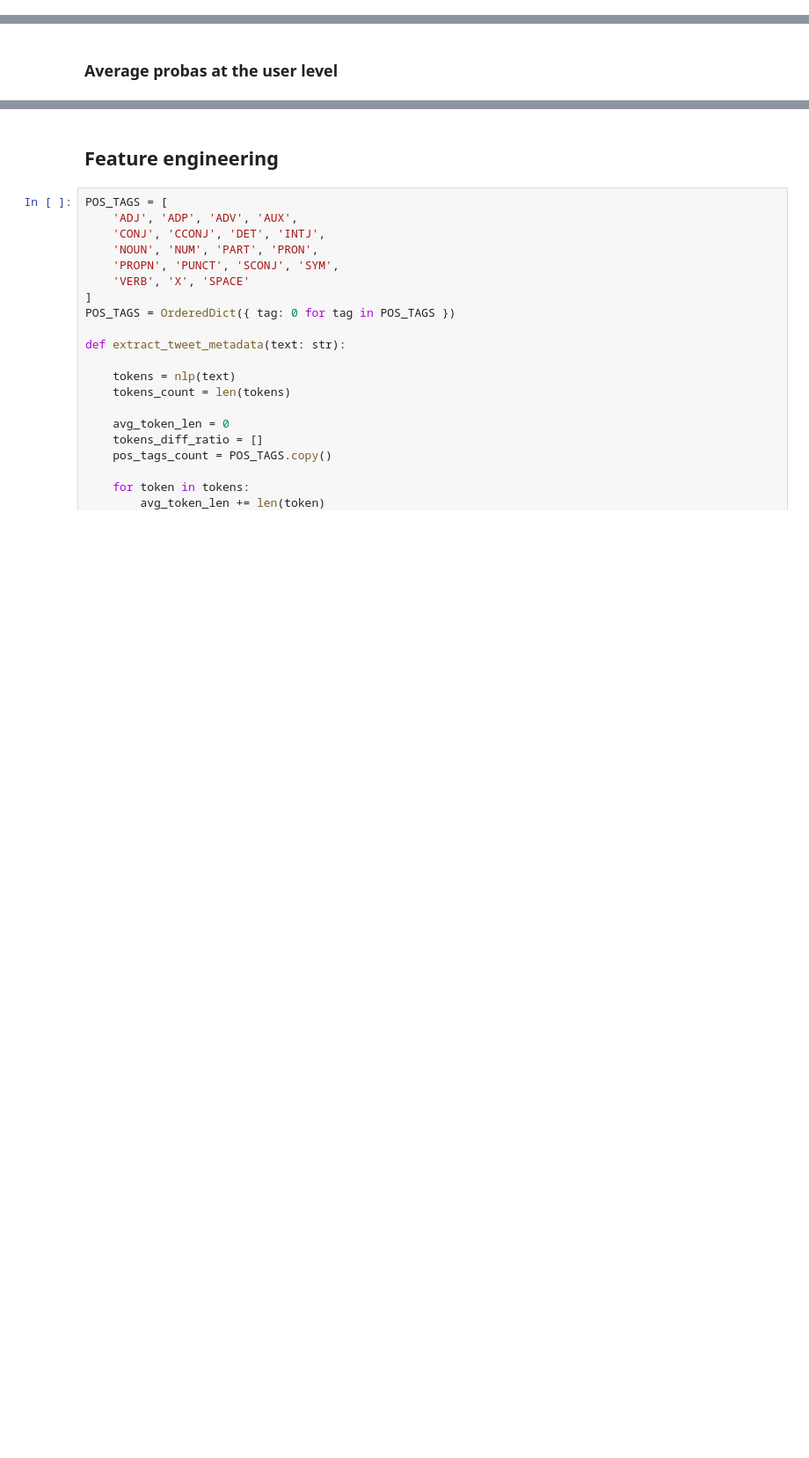
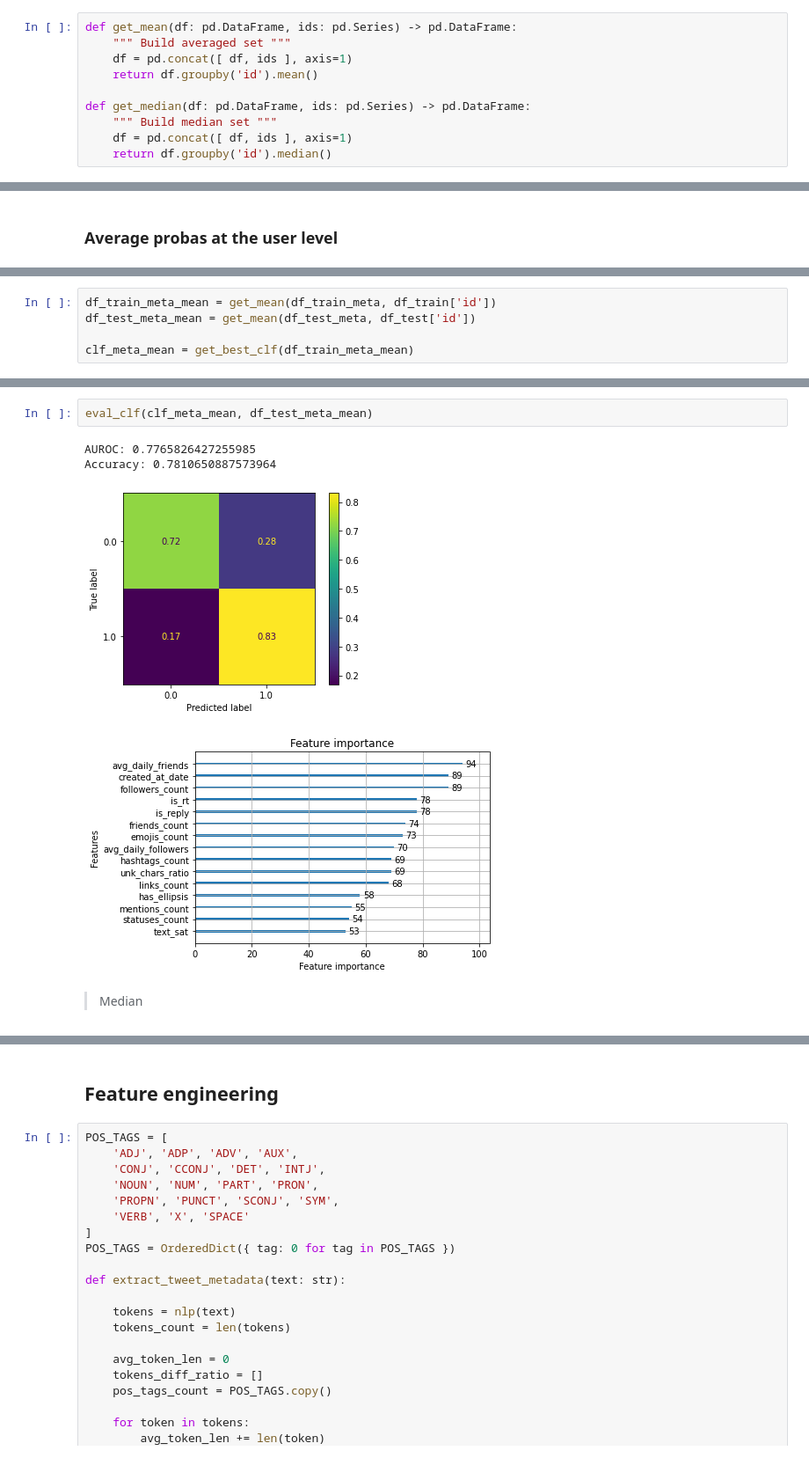
Before and after one commit to aegonwolf/ukraine-conflict-social-news, a Jupyter notebook: Bot detection - Florian.ipynb, the cells around one changed output, grey strips where cells are left out. Shown at 88% size. Cells and saved outputs as stored; diff of their text form; blank space fills up the shorter version.

```diff
--- a/Bot detection - Florian.ipynb
+++ b/Bot detection - Florian.ipynb
@@ -153,3 +149,13 @@ def f():
+# %%
+def get_mean(df: pd.DataFrame, ids: pd.Series) -> pd.DataFrame:
+    """ Build averaged set """
+    df = pd.concat([ df, ids ], axis=1)
+    return df.groupby('id').mean()
+
+def get_median(df: pd.DataFrame, ids: pd.Series) -> pd.DataFrame:
+    """ Build median set """
+    df = pd.concat([ df, ids ], axis=1)
+    return df.groupby('id').median()
 # %% [markdown]
 ## Deprecated
 # %% [markdown]
@@ -701,0 +697,5 @@ Accuracy: 0.7345731191885038
+# %%
+df_train_meta_mean = get_mean(df_train_meta, df_train['id'])
+df_test_meta_mean = get_mean(df_test_meta, df_test['id'])
+
+clf_meta_mean = get_best_clf(df_train_meta_mean)
@@ -701,0 +741,9 @@ Accuracy: 0.7345731191885038
+# %%
+eval_clf(clf_meta_mean, df_test_meta_mean)
+# %% [output]
+AUROC: 0.7765826427255985
+Accuracy: 0.7810650887573964
+[figure, added]
+[figure, added]
+# %% [markdown]
+> Median
```
Also changed, not shown: parts of 49 cells of this notebook.
